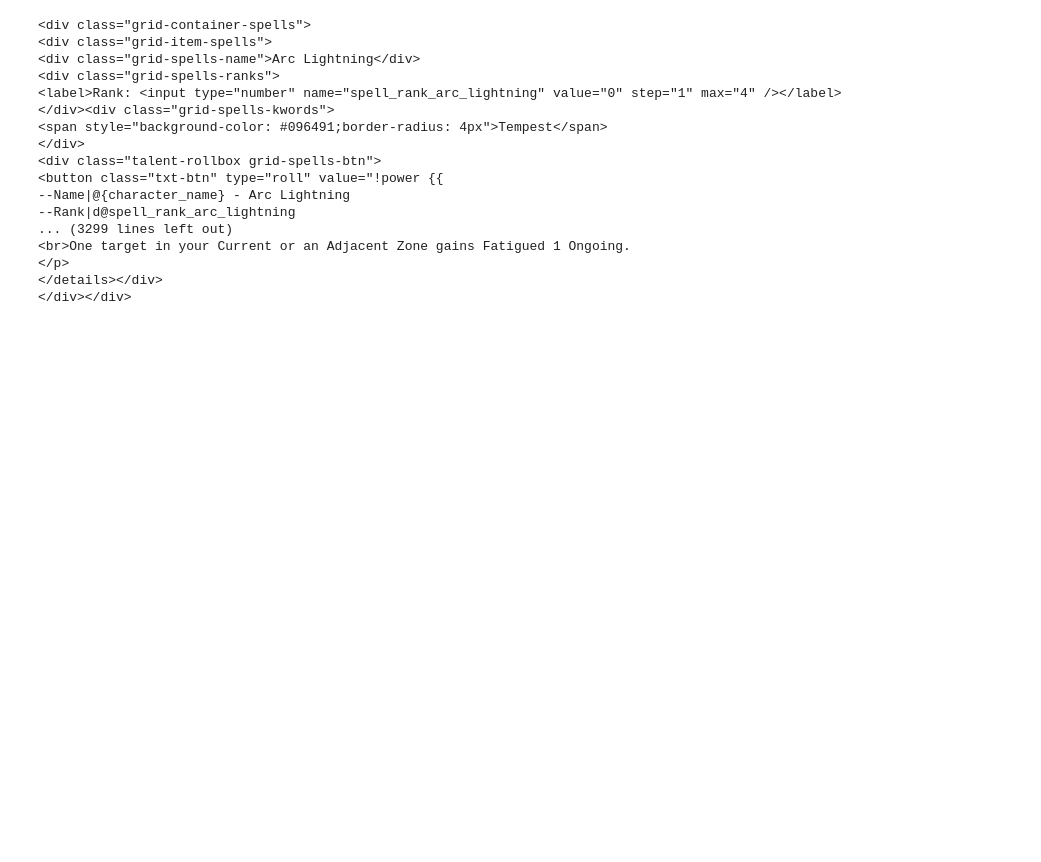
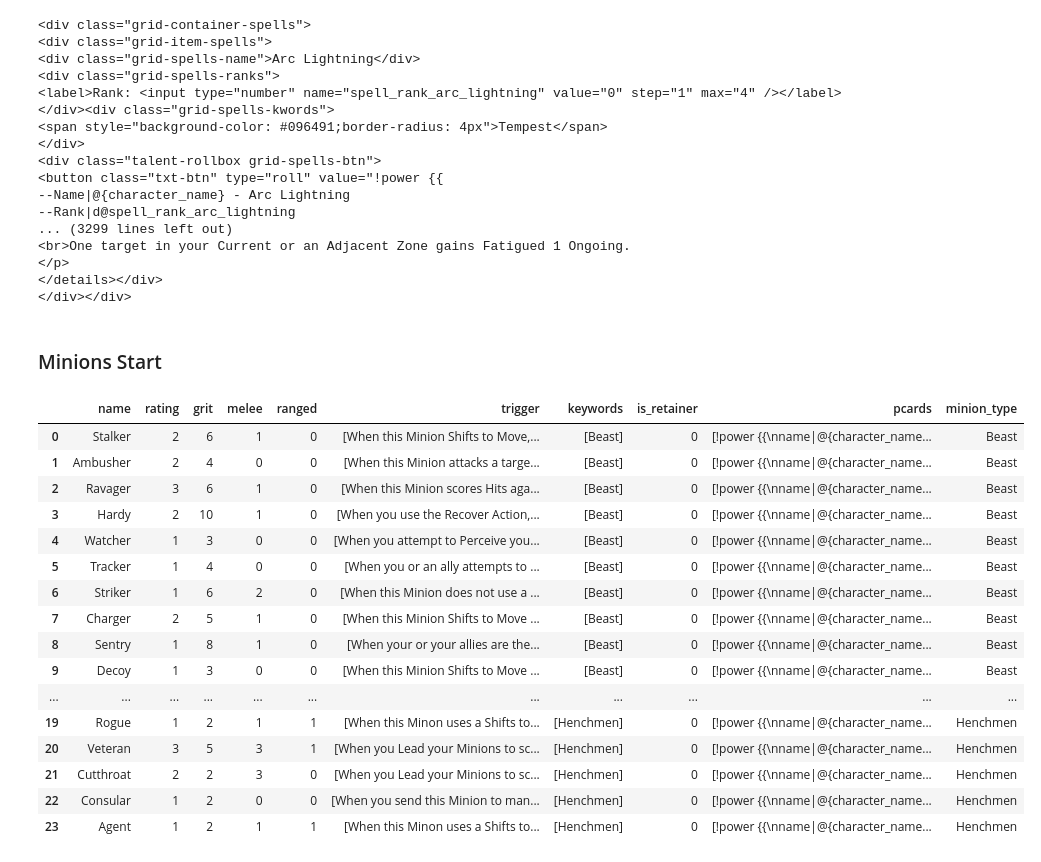
Before and after one commit to donalharrison/no1_system, a Jupyter notebook: code/build_character_sheet/nb_build_character_sheet.ipynb, the cells around one changed output. Cells and saved outputs as stored; diff of their text form; code cells hidden in the pictures; blank space fills up the shorter version.

Commit message:
sheet work

```diff
--- a/code/build_character_sheet/nb_build_character_sheet.ipynb
+++ b/code/build_character_sheet/nb_build_character_sheet.ipynb
@@ -594,7 +594,7 @@ talents = df_talents[(df_talents['type']==type) & (df_talents['name'] != '') & (
 div_str = ''
 for p in talents['tree'].unique():
     tals = talents[talents['tree']==p]
-    div_str += '''<div class="grid-container-talents">\n<input class="sheet-training-ranks" type="hidden" name="attr_training_rank_''' + p.lower() + '''" step="1" value="0" min="0" max="20" />\n<div class="sheet-training-talents">\n<h4 class="grid-talents-label" style="margin-bottom:4px;">''' + p + '''</h4>\n<div class="grid-container-talents">\n'''
+    div_str += '''<input class="sheet-training-ranks" type="hidden" name="attr_training_rank_''' + p.lower() + '''" step="1" value="0" min="0" max="20" />\n<div class="sheet-training-talents">\n<div class="grid-container-talents">\n<h4 class="grid-talents-label" style="margin-bottom:4px;">''' + p + '''</h4>\n<div class="grid-container-talents">\n'''
     for i, tal in tals.iterrows():
         div_str += '''<div class="grid-item-talents">\n'''
         div_str +='''<div>''' + tal['name'] + '''</div>\n<div>Rank ''' + str(tal['rank']) + '''</div>\n<div><details>\n<summary>&#10010;</summary>\n''' + tal['effect'] + '''\n</details>\n</div>\n<div>\n<input type="checkbox" name="''' + tal['attr_tal_nm'] + '''" />\n<div class="talent-rollbox">\n'''
@@ -1350,3 +1350,56 @@ print(div_str)
 f = open('powers_spells.html', 'w')
 f.write(div_str)
 f.close()
+# %% [markdown]
+### Minions Start
+# %%
+f = open('./docs/_data/minions.json', 'r')
+minions_data = json.load(f)
+f.close()
+# %%
+df_minions = pd.DataFrame(minions_data['minions'])
+# %%
+is_retainer = []
+for i, m in df_minions.iterrows():
+    for k in m['keywords']:
+        if k == 'Retainer':
+            is_retainer.append(1)
+        else:
+            is_retainer.append(0)
+df_minions['is_retainer'] = is_retainer
+
+opt_groups = []
+for m in df_minions['keywords']:
+    for k in m:
+        if k not in opt_groups and k != 'Retainer':
+            opt_groups.append(k)
+opt_groups
+
+minion_type = []
+for i, m in df_minions.iterrows():
+    for k in m['keywords']:
+        if k in opt_groups:
+            minion_type.append(k)
+        else:
+            minion_type.append(None)
+df_minions['minion_type'] = minion_type
+# %%
+df_minions[df_minions['is_retainer'] == 0]
+# %% [output]
+|  | name | rating | grit | melee | ranged | trigger | keywords | is_retainer | pcards | minion_type |
+| 0 | Stalker | 2 | 6 | 1 | 0 | [When this Minion Shifts to Move,... | [Beast] | 0 | [!power {{\nname|@{character_name... | Beast |
+| 1 | Ambusher | 2 | 4 | 0 | 0 | [When this Minion attacks a targe... | [Beast] | 0 | [!power {{\nname|@{character_name... | Beast |
+| 2 | Ravager | 3 | 6 | 1 | 0 | [When this Minion scores Hits aga... | [Beast] | 0 | [!power {{\nname|@{character_name... | Beast |
+| 3 | Hardy | 2 | 10 | 1 | 0 | [When you use the Recover Action,... | [Beast] | 0 | [!power {{\nname|@{character_name... | Beast |
+| 4 | Watcher | 1 | 3 | 0 | 0 | [When you attempt to Perceive you... | [Beast] | 0 | [!power {{\nname|@{character_name... | Beast |
+| 5 | Tracker | 1 | 4 | 0 | 0 | [When you or an ally attempts to ... | [Beast] | 0 | [!power {{\nname|@{character_name... | Beast |
+| 6 | Striker | 1 | 6 | 2 | 0 | [When this Minion does not use a ... | [Beast] | 0 | [!power {{\nname|@{character_name... | Beast |
+| 7 | Charger | 2 | 5 | 1 | 0 | [When this Minion Shifts to Move ... | [Beast] | 0 | [!power {{\nname|@{character_name... | Beast |
+| 8 | Sentry | 1 | 8 | 1 | 0 | [When your or your allies are the... | [Beast] | 0 | [!power {{\nname|@{character_name... | Beast |
+| 9 | Decoy | 1 | 3 | 0 | 0 | [When this Minion Shifts to Move ... | [Beast] | 0 | [!power {{\nname|@{character_name... | Beast |
+| ... | ... | ... | ... | ... | ... | ... | ... | ... | ... | ... |
+| 19 | Rogue | 1 | 2 | 1 | 1 | [When this Minon uses a Shifts to... | [Henchmen] | 0 | [!power {{\nname|@{character_name... | Henchmen |
+| 20 | Veteran | 3 | 5 | 3 | 1 | [When you Lead your Minions to sc... | [Henchmen] | 0 | [!power {{\nname|@{character_name... | Henchmen |
+| 21 | Cutthroat | 2 | 2 | 3 | 0 | [When you Lead your Minions to sc... | [Henchmen] | 0 | [!power {{\nname|@{character_name... | Henchmen |
+| 22 | Consular | 1 | 2 | 0 | 0 | [When you send this Minion to man... | [Henchmen] | 0 | [!power {{\nname|@{character_name... | Henchmen |
+| 23 | Agent | 1 | 2 | 1 | 1 | [When this Minon uses a Shifts to... | [Henchmen] | 0 | [!power {{\nname|@{character_name... | Henchmen |
```
Also changed, not shown: parts of 12 cells of this notebook, 5 other files.
